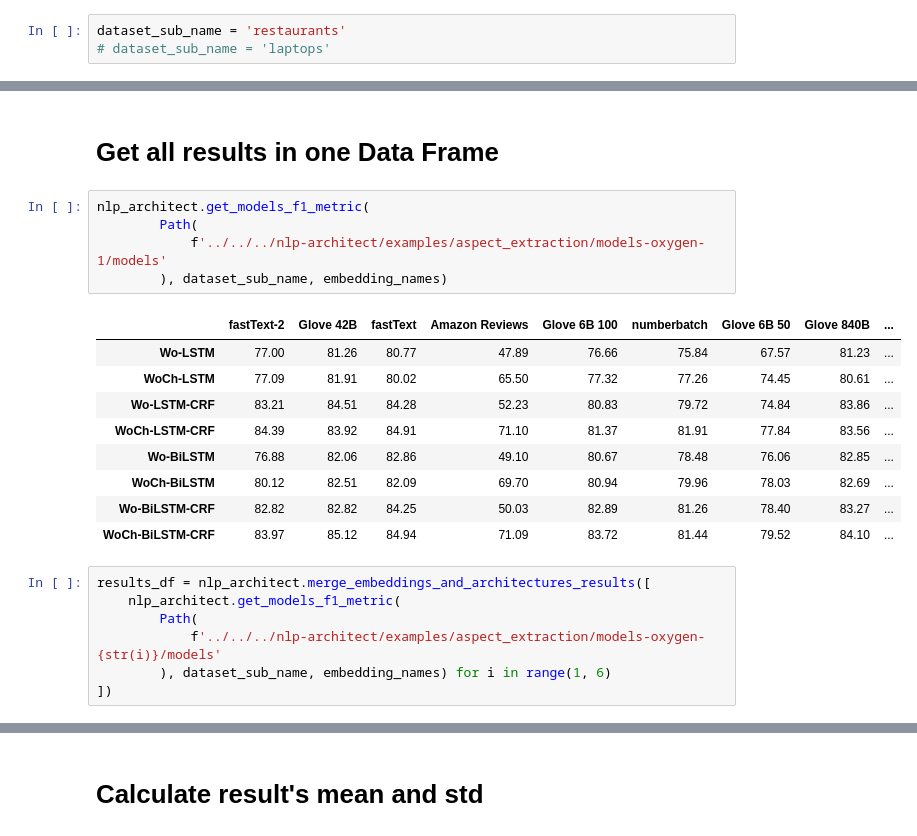
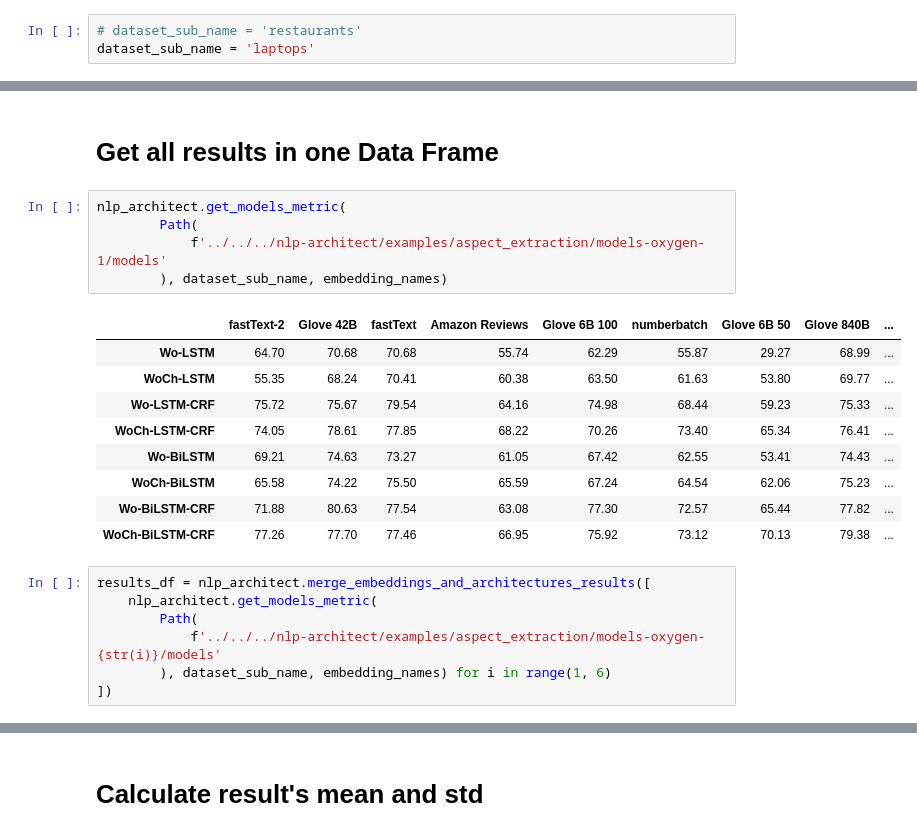
Before and after one commit to laugustyniak/discourse_summarization, a Jupyter notebook: notebooks/datasets/analyze-aspects-results-embeddings-and-datasets.ipynb, the cells around one changed output, grey strips where cells are left out. Drawn from its saved outputs; the diff is of its cells as text.

Commit message:
metric params notebooks chakpoint [recall/precision]

```diff
--- a/notebooks/datasets/analyze-aspects-results-embeddings-and-datasets.ipynb
+++ b/notebooks/datasets/analyze-aspects-results-embeddings-and-datasets.ipynb
@@ -39,8 +39,8 @@ RuntimeError: The R home directory could not be determined.
 # %%
 results_path = Path('/home/laugustyniak/luk.augustyniak@gmail.com/Projects/PRELUDIUM/Artykuły/aspect-based sentiment 2018/')
 # %%
-dataset_sub_name = 'restaurants'
-# dataset_sub_name = 'laptops'
+# dataset_sub_name = 'restaurants'
+dataset_sub_name = 'laptops'
 # %%
 EMBEDDINGS_SUBSET = ['fastText', 'Amazon Reviews', 'numberbatch', 'Glove 840B', 'word2vec']
 # %%
@@ -71,23 +86,23 @@ method_names = {
 # %% [markdown]
 # Get all results in one Data Frame
 # %%
-nlp_architect.get_models_f1_metric(
+nlp_architect.get_models_metric(
         Path(
             f'../../../nlp-architect/examples/aspect_extraction/models-oxygen-1/models'
         ), dataset_sub_name, embedding_names)
 # %% [output]
 |  | fastText-2 | Glove 42B | fastText | Amazon Reviews | Glove 6B 100 | numberbatch | Glove 6B 50 | Glove 840B | ... |
-| Wo-LSTM | 77.00 | 81.26 | 80.77 | 47.89 | 76.66 | 75.84 | 67.57 | 81.23 | ... |
-| WoCh-LSTM | 77.09 | 81.91 | 80.02 | 65.50 | 77.32 | 77.26 | 74.45 | 80.61 | ... |
-| Wo-LSTM-CRF | 83.21 | 84.51 | 84.28 | 52.23 | 80.83 | 79.72 | 74.84 | 83.86 | ... |
-| WoCh-LSTM-CRF | 84.39 | 83.92 | 84.91 | 71.10 | 81.37 | 81.91 | 77.84 | 83.56 | ... |
-| Wo-BiLSTM | 76.88 | 82.06 | 82.86 | 49.10 | 80.67 | 78.48 | 76.06 | 82.85 | ... |
-| WoCh-BiLSTM | 80.12 | 82.51 | 82.09 | 69.70 | 80.94 | 79.96 | 78.03 | 82.69 | ... |
-| Wo-BiLSTM-CRF | 82.82 | 82.82 | 84.25 | 50.03 | 82.89 | 81.26 | 78.40 | 83.27 | ... |
-| WoCh-BiLSTM-CRF | 83.97 | 85.12 | 84.94 | 71.09 | 83.72 | 81.44 | 79.52 | 84.10 | ... |
+| Wo-LSTM | 64.70 | 70.68 | 70.68 | 55.74 | 62.29 | 55.87 | 29.27 | 68.99 | ... |
+| WoCh-LSTM | 55.35 | 68.24 | 70.41 | 60.38 | 63.50 | 61.63 | 53.80 | 69.77 | ... |
+| Wo-LSTM-CRF | 75.72 | 75.67 | 79.54 | 64.16 | 74.98 | 68.44 | 59.23 | 75.33 | ... |
+| WoCh-LSTM-CRF | 74.05 | 78.61 | 77.85 | 68.22 | 70.26 | 73.40 | 65.34 | 76.41 | ... |
+| Wo-BiLSTM | 69.21 | 74.63 | 73.27 | 61.05 | 67.42 | 62.55 | 53.41 | 74.43 | ... |
+| WoCh-BiLSTM | 65.58 | 74.22 | 75.50 | 65.59 | 67.24 | 64.54 | 62.06 | 75.23 | ... |
+| Wo-BiLSTM-CRF | 71.88 | 80.63 | 77.54 | 63.08 | 77.30 | 72.57 | 65.44 | 77.82 | ... |
+| WoCh-BiLSTM-CRF | 77.26 | 77.70 | 77.46 | 66.95 | 75.92 | 73.12 | 70.13 | 79.38 | ... |
 # %%
 results_df = nlp_architect.merge_embeddings_and_architectures_results([
-    nlp_architect.get_models_f1_metric(
+    nlp_architect.get_models_metric(
         Path(
             f'../../../nlp-architect/examples/aspect_extraction/models-oxygen-{str(i)}/models'
         ), dataset_sub_name, embedding_names) for i in range(1, 6)
```
Also changed, not shown: parts of 5 cells of this notebook, 1 other file.
